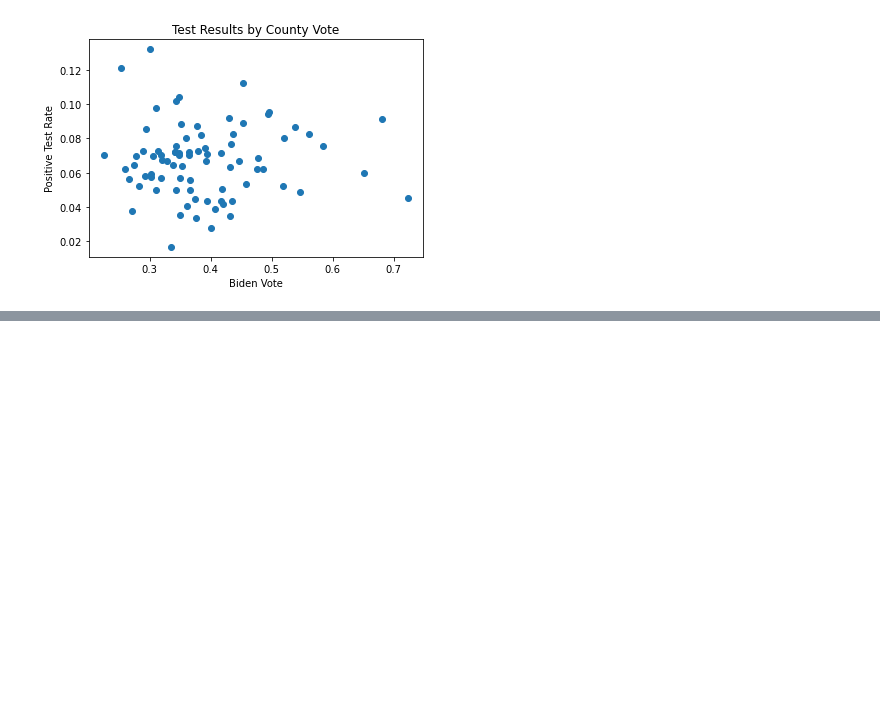
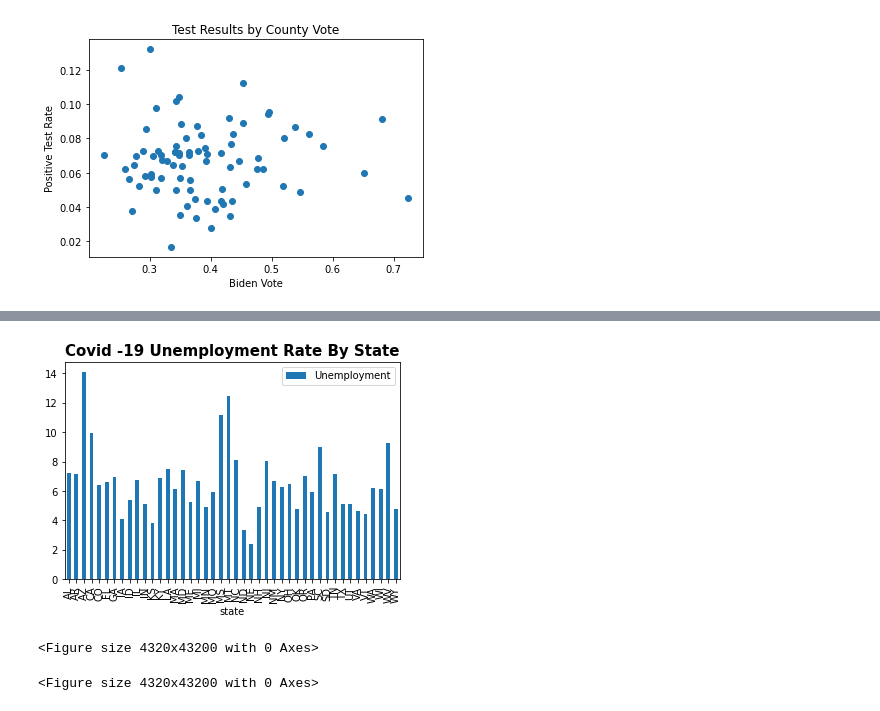
Before and after one commit to claws425/COVID-19-Project, a Jupyter notebook: CovidProject.ipynb, the cells around one changed output, grey strips where cells are left out. Drawn from its saved outputs; the diff is of its cells as text; code cells hidden in the pictures; blank space fills up the shorter version.

Commit message:
added unemployment

```diff
--- a/CovidProject.ipynb
+++ b/CovidProject.ipynb
@@ -618,0 +628,7 @@ plt.show
+# %%
+# Data Files
+county = r"county_statistics.csv"
+tests = r"tests.csv"
+
+county = pd.read_csv(county)
+tests = pd.read_csv(tests)
@@ -618,0 +654,3 @@ plt.show
+# %%
+new_data = pd.concat([county, tests], axis=1, join="inner")
+new_data
@@ -618,0 +671,8 @@ plt.show
+# %%
+# I would be using a groupby if
+# "I want to summarize average of employment(Any column with numbers) PER categorical(columns which are not numbers)"
+#Aveerage,Max,Min,Sum
+newDF = new_data.groupby(['state'])['Unemployment'].agg([np.mean])
+#decimals = 2
+newDF['Unemployment'] = newDF['mean'].apply(lambda x: round(x, decimals))
+newDF
@@ -618,0 +698,14 @@ plt.show
+# %%
+newDF.reset_index().plot.bar(x='state', y='Unemployment',)
+plt.title('Covid -19 Unemployment Rate By State', color = 'black', fontweight = 'bold', fontsize = '15')
+x_lim = 50 * np.pi
+x_axis = np.arange(100, x_lim, 600)
+sin = np.sin(x_axis)
+# Increase the width
+# %% [output]
+[figure, added]
+# %%
+plt.figure(figsize=(60,600))
+# %% [output]
+<Figure size 4320x43200 with 0 Axes>
+<Figure size 4320x43200 with 0 Axes>
```
Also changed, not shown: parts of 6 cells of this notebook.
